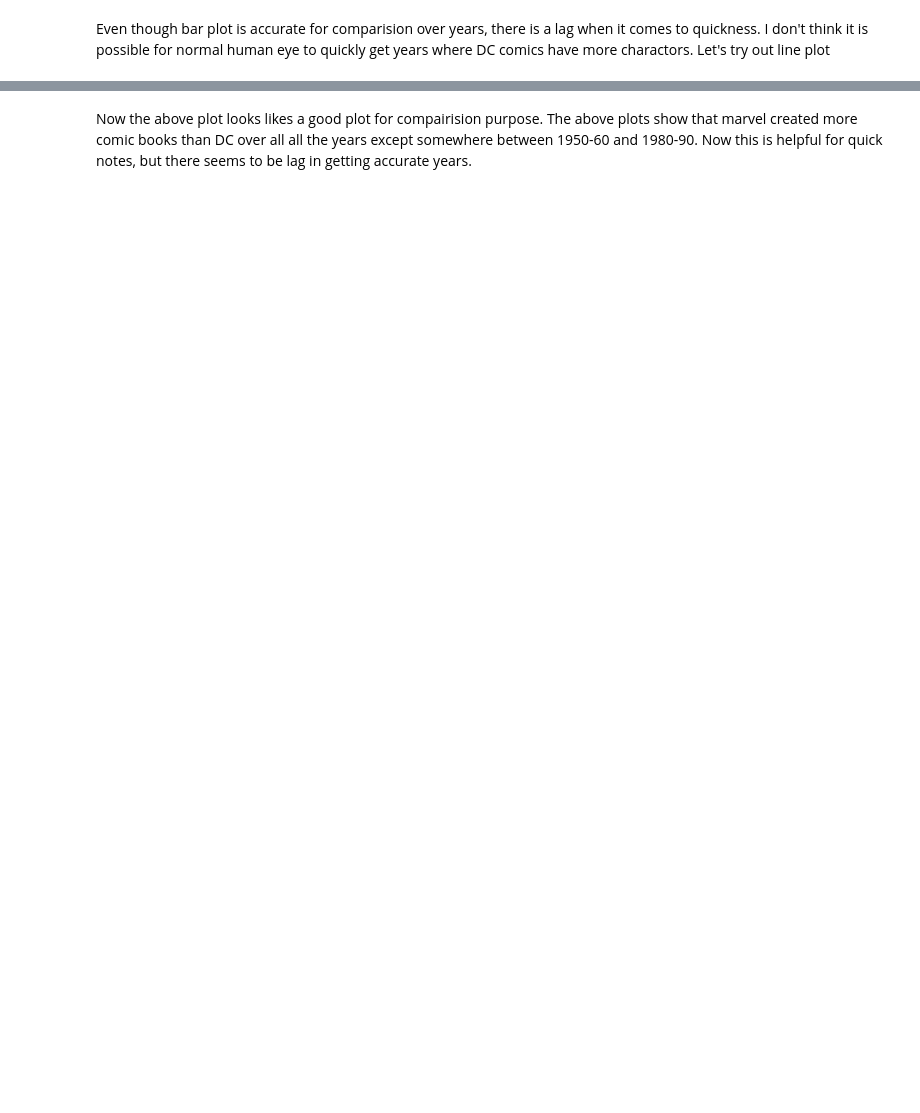
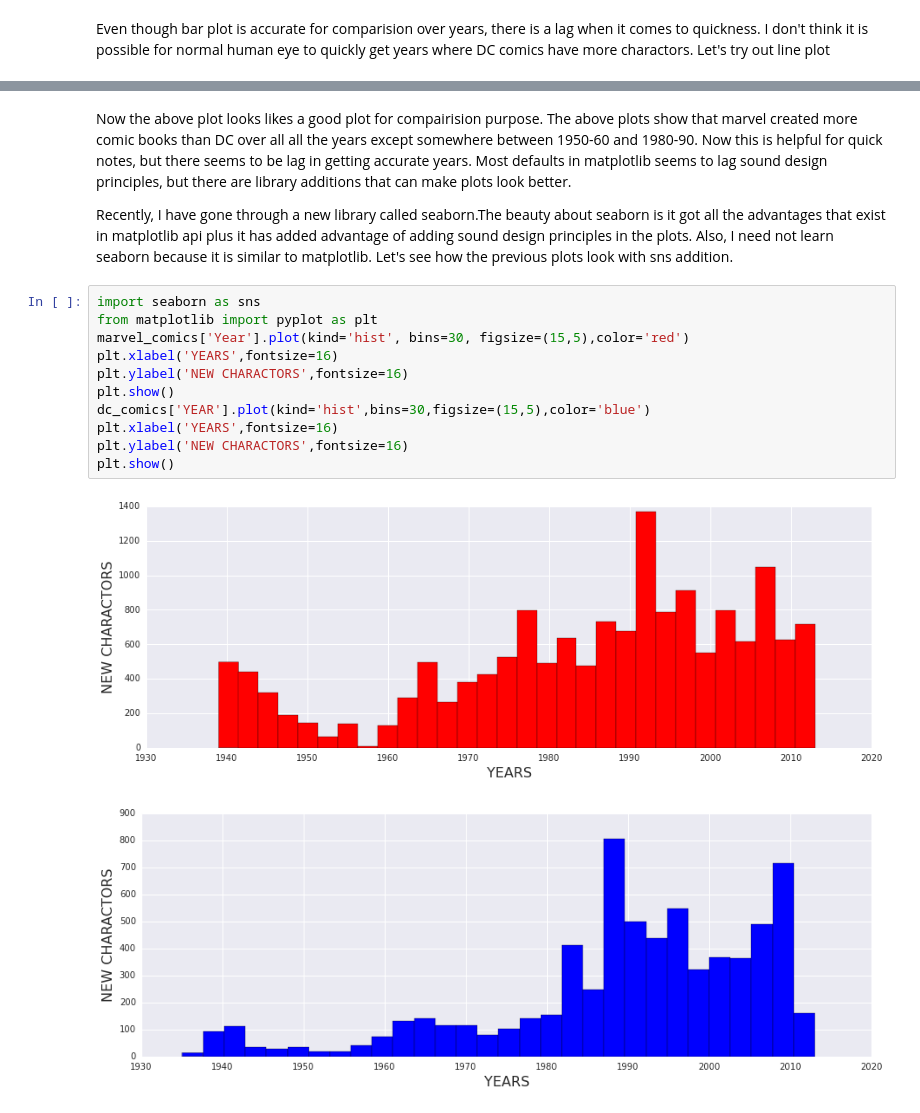
Before and after one commit to manjush3v/Comics, a Jupyter notebook: Comics.ipynb, the cells around one changed output, grey strips where cells are left out. Saved outputs shown, nothing was run; the diff lists cells and outputs as text; blank space fills up the shorter version.

Commit message:
add seaborn to all plots

```diff
--- a/Comics.ipynb
+++ b/Comics.ipynb
@@ -132,2 +138,18 @@ plt.show()
 # %% [markdown]
-Now the above plot looks likes a good plot for compairision purpose. The above plots show that marvel created more comic books than DC over all all the years except somewhere between 1950-60 and 1980-90. Now this is helpful for quick notes, but there seems to be lag in getting accurate years.
+Now the above plot looks likes a good plot for compairision purpose. The above plots show that marvel created more comic books than DC over all all the years except somewhere between 1950-60 and 1980-90. Now this is helpful for quick notes, but there seems to be lag in getting accurate years. Most defaults in matplotlib seems to lag sound design principles, but there are library additions that can make plots look better.
+
+Recently, I have gone through a new library called seaborn.The beauty about seaborn is it got all the advantages that exist in matplotlib api plus it has added advantage of adding sound design principles in the plots. Also, I need not learn seaborn because it is similar to matplotlib. Let's see how the previous plots look with sns addition.
+# %%
+import seaborn as sns
+from matplotlib import pyplot as plt
+marvel_comics['Year'].plot(kind='hist', bins=30, figsize=(15,5),color='red')
+plt.xlabel('YEARS',fontsize=16)
+plt.ylabel('NEW CHARACTORS',fontsize=16)
+plt.show()
+dc_comics['YEAR'].plot(kind='hist',bins=30,figsize=(15,5),color='blue')
+plt.xlabel('YEARS',fontsize=16)
+plt.ylabel('NEW CHARACTORS',fontsize=16)
+plt.show()
+# %% [output]
+[figure, added]
+[figure, added]
```
Also changed, not shown: parts of 8 cells of this notebook.
